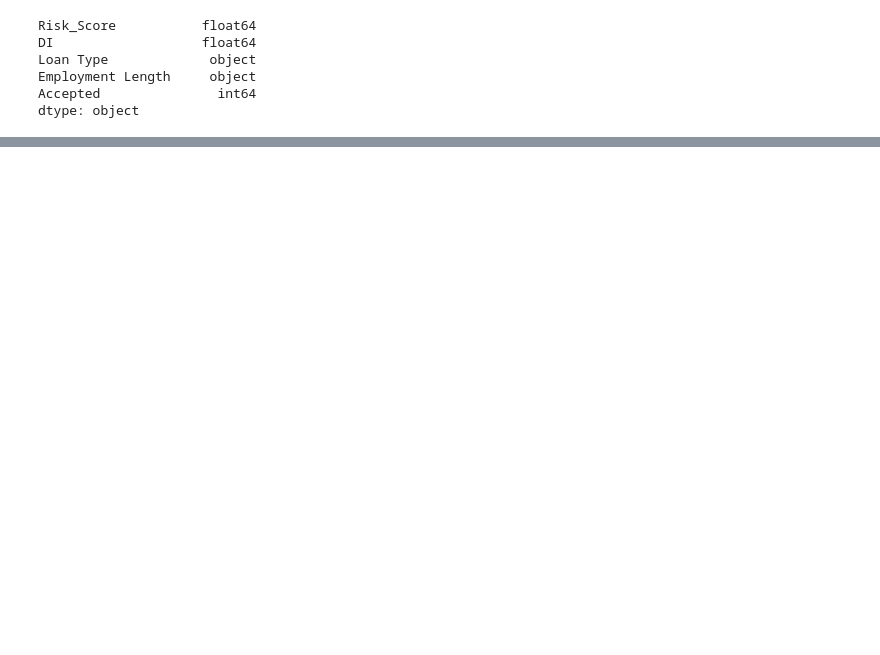
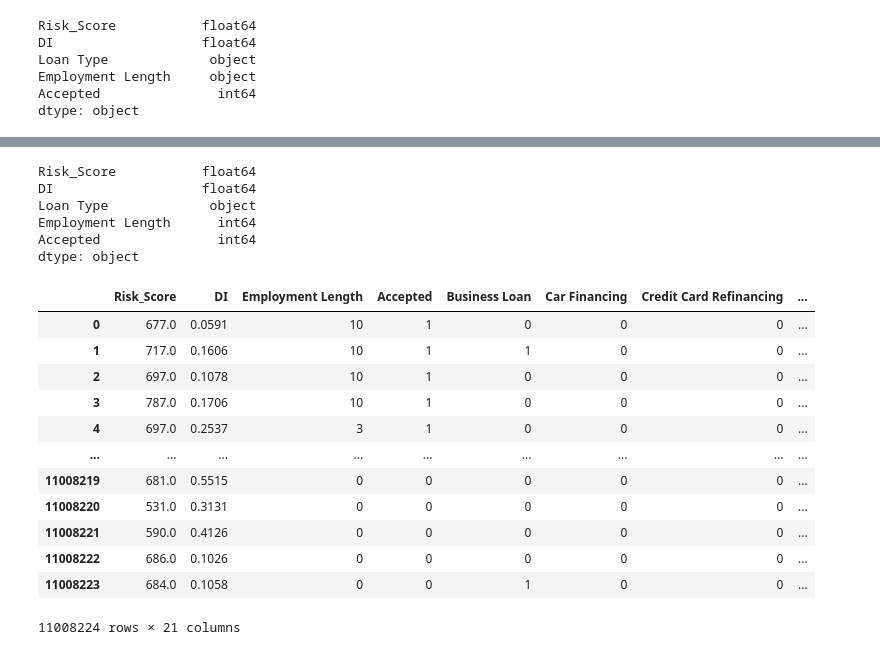
Before and after one commit to Amar-raj-j6380/Lending_Club, a Jupyter notebook: Data/Combo_4_DropNA.ipynb, the cells around one changed output, grey strips where cells are left out. Drawn from its saved outputs; the diff is of its cells as text; code cells hidden in the pictures; blank space fills up the shorter version.

```diff
--- a/Data/Combo_4_DropNA.ipynb
+++ b/Data/Combo_4_DropNA.ipynb
@@ -81,0 +114,3 @@ dtype: object
+# %%
+sub_combo = combo[combo.groupby('Loan Type')['Loan Type'].transform('count') >= 262].copy().reset_index(drop=True)
+sub_combo
@@ -81,0 +191,9 @@ dtype: object
+# %%
+sub_combo.dtypes
+# %% [output]
+Risk_Score           float64
+DI                   float64
+Loan Type             object
+Employment Length      int64
+Accepted               int64
+dtype: object
@@ -81,0 +202,23 @@ dtype: object
+# %%
+def onehot_encode(df, column):
+        dummies = pd.get_dummies(df[column])
+        df_new = pd.concat([df, dummies], axis=1)
+        df_new = df_new.drop(column, axis=1)
+        return df_new
+# %%
+new_combo = onehot_encode(sub_combo, 'Loan Type')
+new_combo
+# %% [output]
+|  | Risk_Score | DI | Employment Length | Accepted | Business Loan | Car Financing | Credit Card Refinancing | ... |
+| 0 | 677.0 | 0.0591 | 10 | 1 | 0 | 0 | 0 | ... |
+| 1 | 717.0 | 0.1606 | 10 | 1 | 1 | 0 | 0 | ... |
+| 2 | 697.0 | 0.1078 | 10 | 1 | 0 | 0 | 0 | ... |
+| 3 | 787.0 | 0.1706 | 10 | 1 | 0 | 0 | 0 | ... |
+| 4 | 697.0 | 0.2537 | 3 | 1 | 0 | 0 | 0 | ... |
+| ... | ... | ... | ... | ... | ... | ... | ... | ... |
+| 11008219 | 681.0 | 0.5515 | 0 | 0 | 0 | 0 | 0 | ... |
+| 11008220 | 531.0 | 0.3131 | 0 | 0 | 0 | 0 | 0 | ... |
+| 11008221 | 590.0 | 0.4126 | 0 | 0 | 0 | 0 | 0 | ... |
+| 11008222 | 686.0 | 0.1026 | 0 | 0 | 0 | 0 | 0 | ... |
+| 11008223 | 684.0 | 0.1058 | 0 | 0 | 1 | 0 | 0 | ... |
+11008224 rows × 21 columns
```
Also changed, not shown: parts of 28 cells of this notebook, 3 other files.
